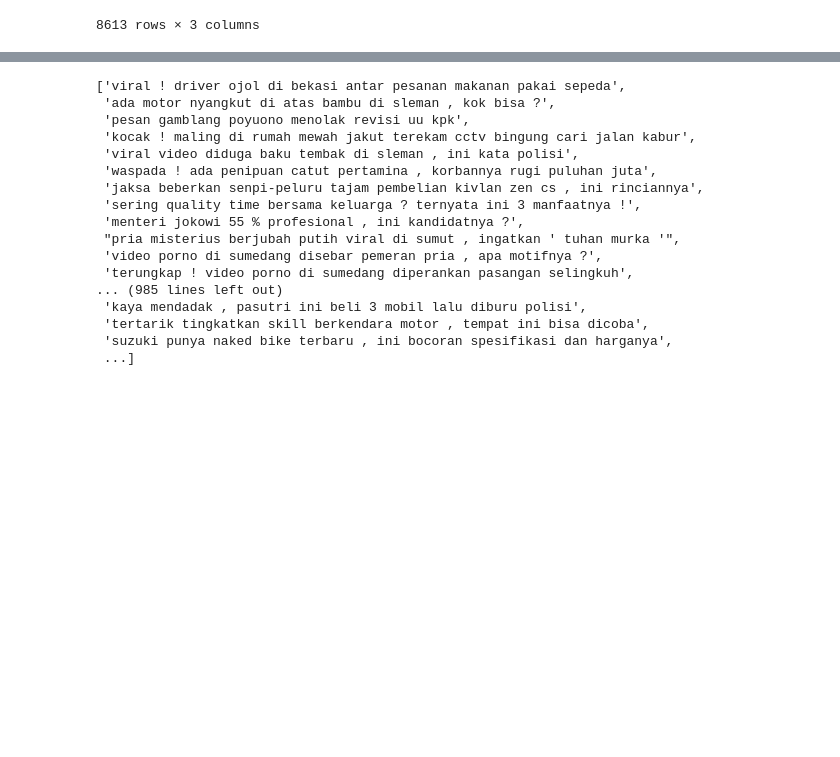
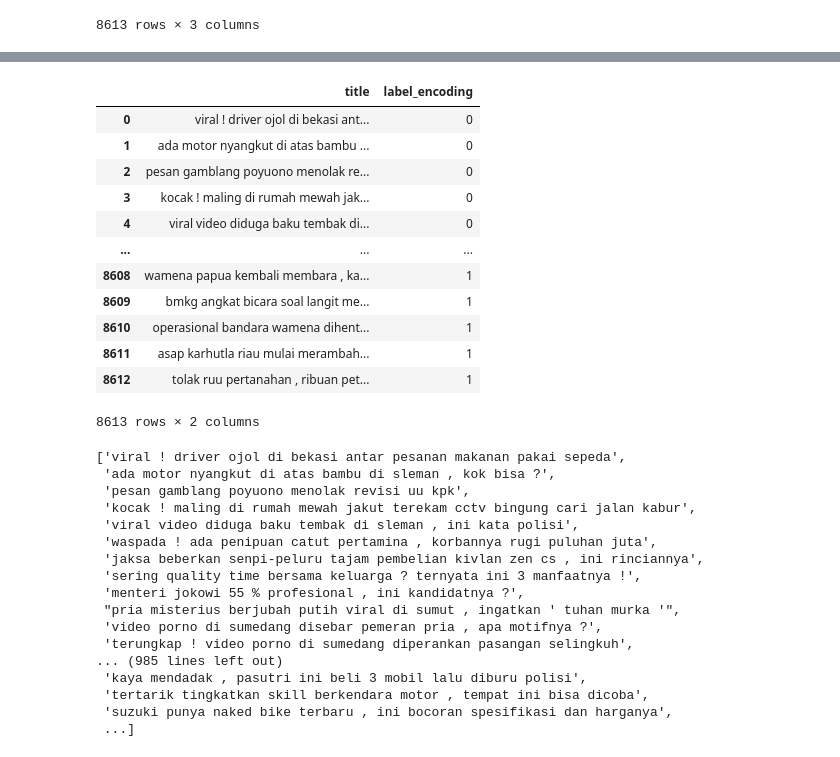
Before and after one commit to nurrizkyimani/nlp-clickbait-transfers, a Jupyter notebook: FINAL_project_transfer.ipynb, the cells around one changed output, grey strips where cells are left out. Saved outputs shown, nothing was run; the diff lists cells and outputs as text; code cells hidden in the pictures; blank space fills up the shorter version.

```diff
--- a/FINAL_project_transfer.ipynb
+++ b/FINAL_project_transfer.ipynb
@@ -185,6 +204,24 @@ d_both = pd.concat((df_clickbait_clean, df_nonclickbait_clean ), ignore_index=Tr
 d_both = d_both.drop(['label', 'label_encoding'], axis=1)
 d_both = d_both.values.tolist()
 d_both = list(itertools.chain.from_iterable(d_both))
+# %%
+d_both_clean = pd.concat((df_clickbait_clean, df_nonclickbait_clean ), ignore_index=True)
+d_both_clean = d_both_clean.drop(['label'], axis=1)
+d_both_clean
+# %% [output]
+|  | title | label_encoding |
+| 0 | viral ! driver ojol di bekasi ant... | 0 |
+| 1 | ada motor nyangkut di atas bambu ... | 0 |
+| 2 | pesan gamblang poyuono menolak re... | 0 |
+| 3 | kocak ! maling di rumah mewah jak... | 0 |
+| 4 | viral video diduga baku tembak di... | 0 |
+| ... | ... | ... |
+| 8608 | wamena papua kembali membara , ka... | 1 |
+| 8609 | bmkg angkat bicara soal langit me... | 1 |
+| 8610 | operasional bandara wamena dihent... | 1 |
+| 8611 | asap karhutla riau mulai merambah... | 1 |
+| 8612 | tolak ruu pertanahan , ribuan pet... | 1 |
+8613 rows × 2 columns
 # %%
 d_both
 # %% [output]
```
Also changed, not shown: parts of 26 cells of this notebook.
